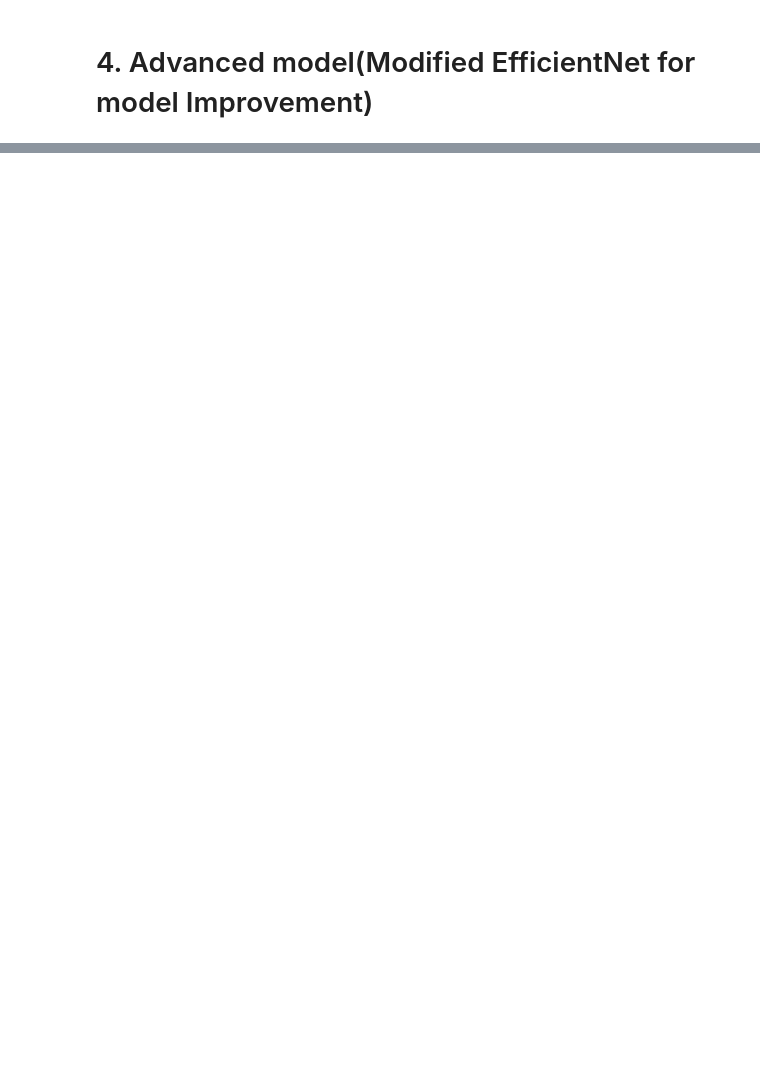
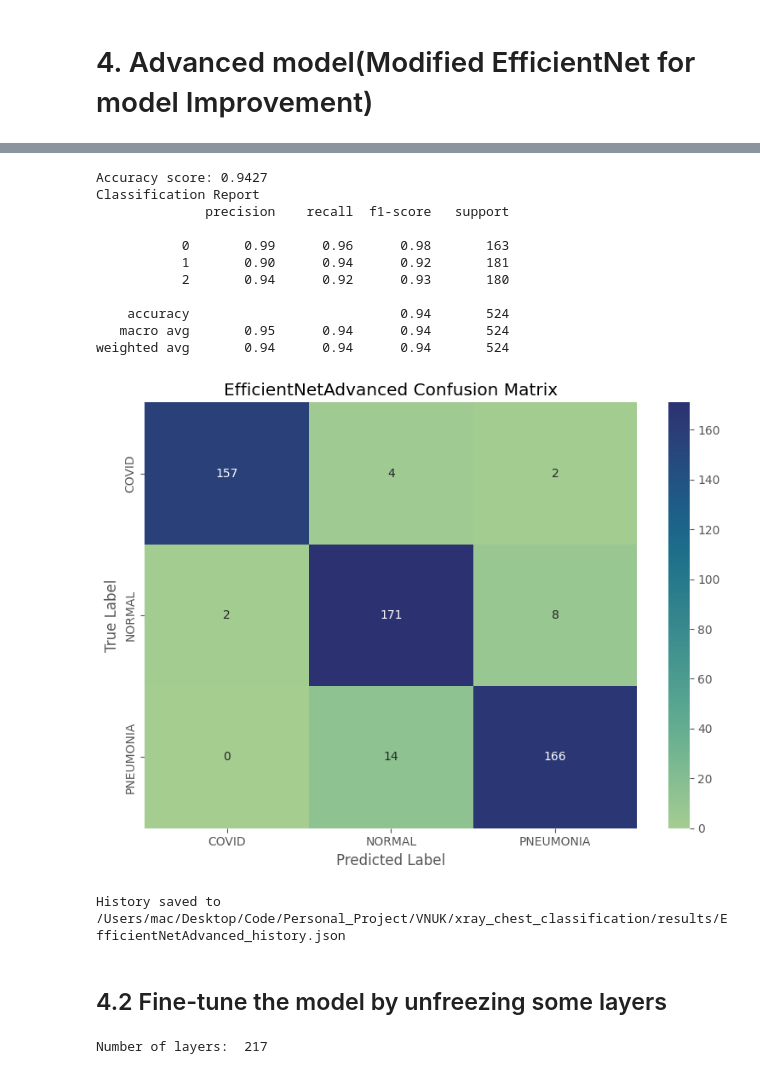
Before and after one commit to DangCongKhai/xray_chest_classification, a Jupyter notebook: main.ipynb, the cells around one changed output, grey strips where cells are left out. Drawn from its saved outputs; the diff is of its cells as text; code cells hidden in the pictures; blank space fills up the shorter version.

```diff
--- a/main.ipynb
+++ b/main.ipynb
@@ -114,0 +170,14 @@ for i in range(9):
+# %%
+history = {
+    "model_name": MODEL_NAME,
+    "train_losses": [],
+    "val_losses": [],
+    "train_accuracy": [],
+    "val_accuracy": [],
+    "val_f1": [],
+    "val_recall": [],
+    "val_auc": [],
+    "best_accuracy": 0.0,
+    "best_epoch": 0,
+    "MODEL_SAVED_PATH": "",
+}
@@ -114,0 +186,11 @@ for i in range(9):
+# %%
+model = model.to(device=DEVICE)
+optimizer = torch.optim.Adam(params=model.parameters(), lr=LR_STAGE_1)
+criterion = nn.CrossEntropyLoss()
+MODEL_SAVED_PATH = os.path.join(
+    project_root, f"model_checkpoints/{MODEL_NAME}.pth"
+)
+history["MODEL_SAVED_PATH"] = MODEL_SAVED_PATH
+early_stopping = EarlyStopping(
+    model_checkpoint=MODEL_SAVED_PATH, patience=PATIENCE, mode="max"
+)
@@ -114,0 +268,34 @@ for i in range(9):
+# %%
+save_path = (
+    f"{project_root}/results/{MODEL_NAME}_cfm.png"
+)
+performance(model, test_loader, DEVICE, MODEL_NAME,class_names=CLASSES, save_path=save_path)
+# %% [output]
+Accuracy score: 0.9427
+Classification Report
+              precision    recall  f1-score   support
+
+           0       0.99      0.96      0.98       163
+           1       0.90      0.94      0.92       181
+           2       0.94      0.92      0.93       180
+
+    accuracy                           0.94       524
+   macro avg       0.95      0.94      0.94       524
+weighted avg       0.94      0.94      0.94       524
+[figure, added]
+# %%
+# Save history
+json_path = os.path.join(
+    project_root,
+    f"results/{MODEL_NAME}_history.json",
+)
+save_experiment_json(history, json_path)
+# %% [output]
+History saved to /Users/mac/Desktop/Code/Personal_Project/VNUK/xray_chest_classification/results/EfficientNetAdvanced_history.json
+# %% [markdown]
+## 4.2 Fine-tune the model by unfreezing some layers
+# %%
+params = list(model.parameters())
+print("Number of layers: ", len(params))
+# %% [output]
+Number of layers:  217
```
Also changed, not shown: parts of 24 cells of this notebook.
